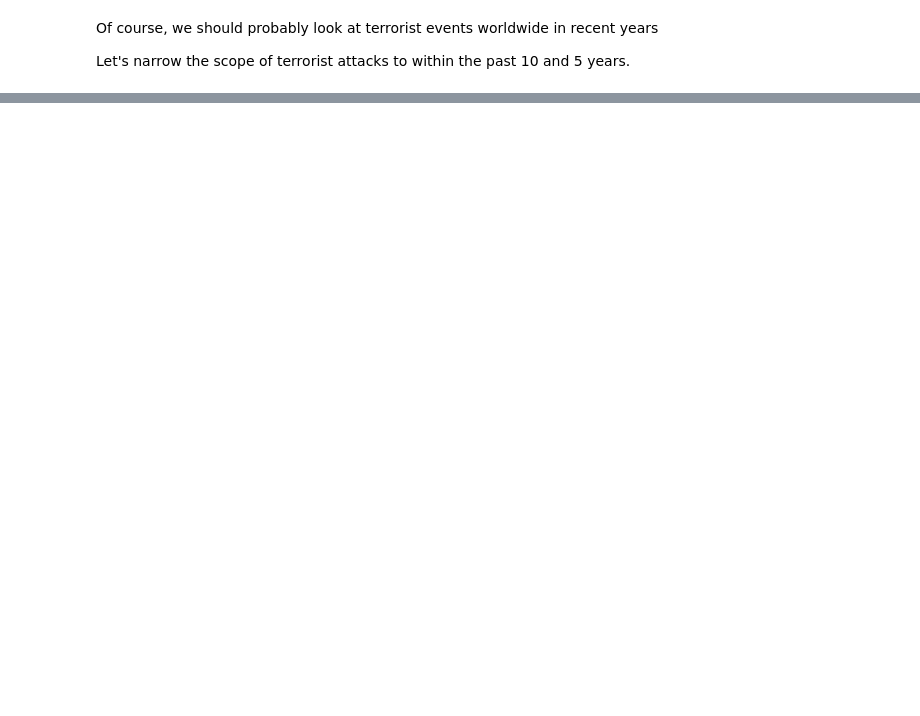
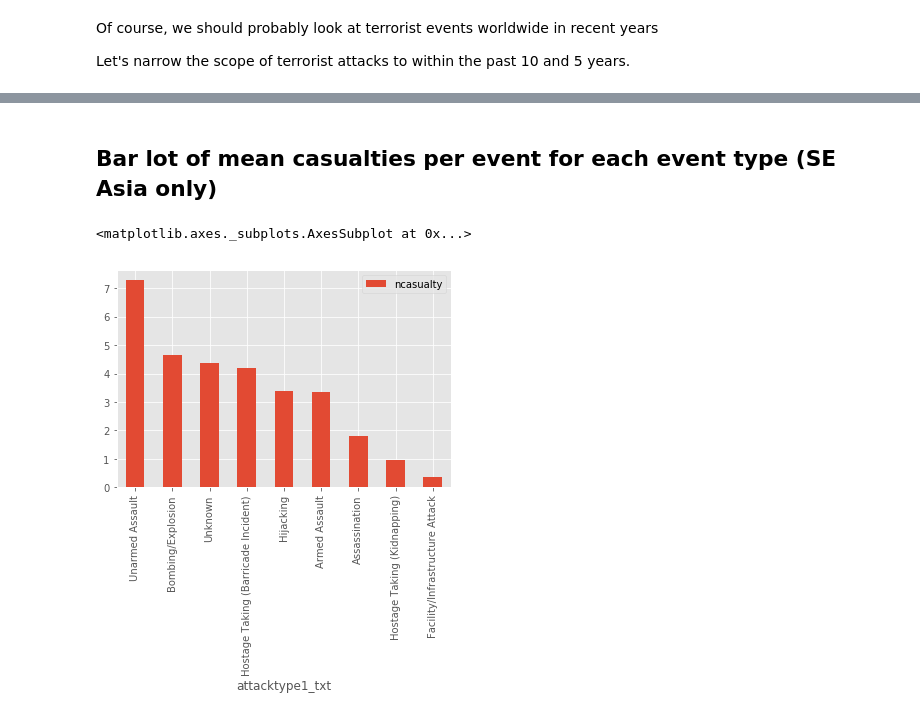
Before and after one commit to tgymartin/terror_data, a Jupyter notebook: data_analysis.ipynb, the cells around one changed output, grey strips where cells are left out. Saved outputs shown, nothing was run; the diff lists cells and outputs as text; code cells hidden in the pictures; blank space fills up the shorter version.

```diff
--- a/data_analysis.ipynb
+++ b/data_analysis.ipynb
@@ -98,0 +104,10 @@ Let's narrow the scope of terrorist attacks to within the past 10 and 5 years.
+# %% [markdown]
+## Bar lot of mean casualties per event for each event type (SE Asia only)
+# %%
+ten_years_df = df[df['iyear'].dropna() >= 2008]
+ten_years_df = df[df['region_txt'].dropna() == 'Southeast Asia'] # Just SE Asia
+ten_years_df.groupby('attacktype1_txt').agg({'ncasualty':np.mean}).sort_values(['ncasualty'], ascending = False).plot.bar()
+# print(ten_years_df)
+# %% [output]
+<matplotlib.axes._subplots.AxesSubplot at 0x...>
+[figure, added]
```
Also changed, not shown: parts of 16 cells of this notebook.
